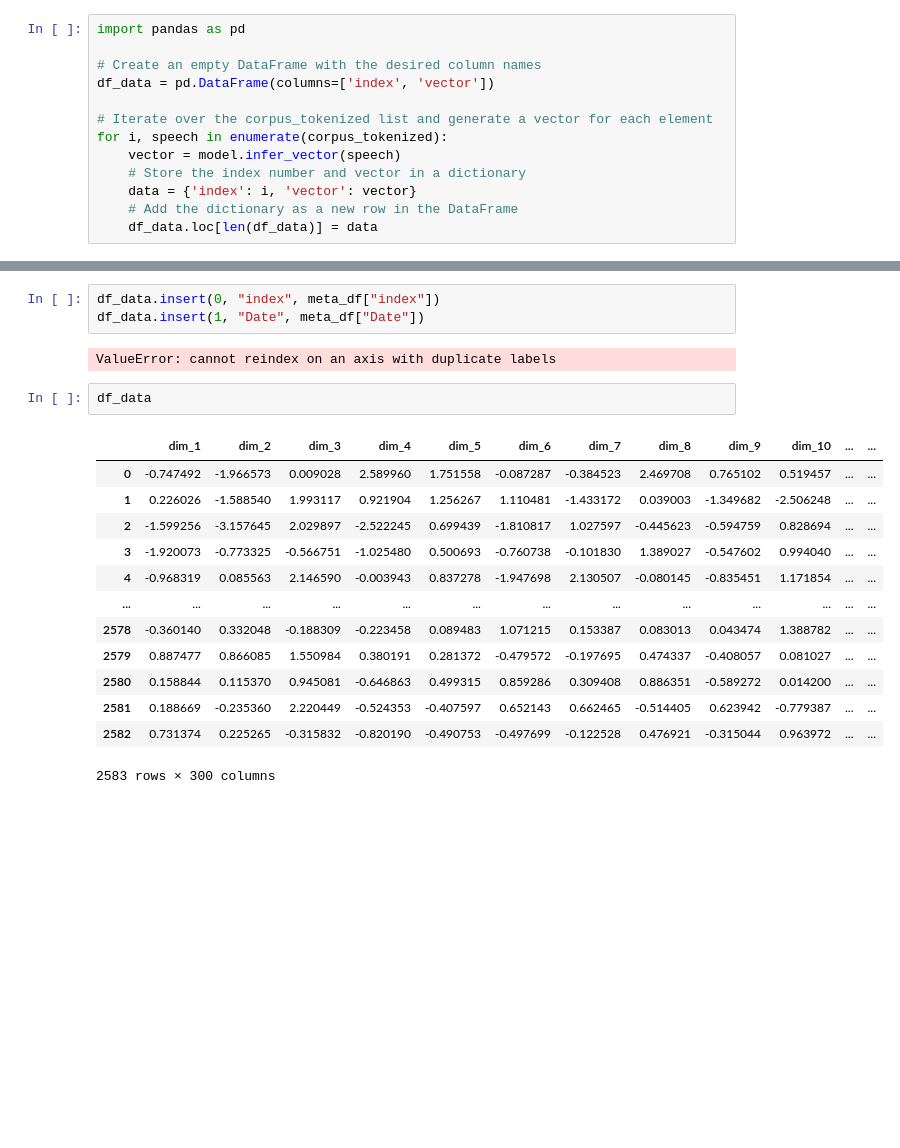
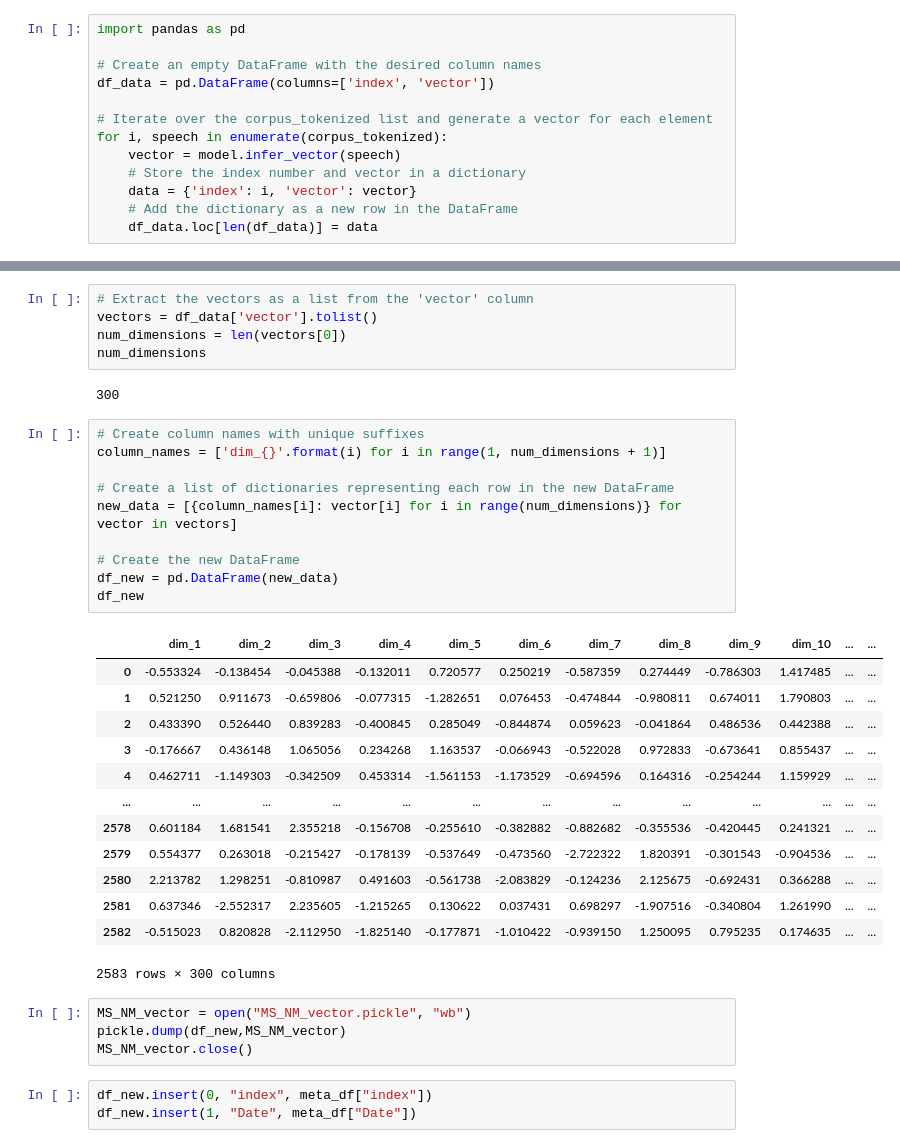
Before and after one commit to ohhlalit/CP, a Jupyter notebook: MS+NM/MS+NM_vectorization_Doc2Vec.ipynb, the cells around one changed output, grey strips where cells are left out. Drawn from its saved outputs; the diff is of its cells as text; blank space fills up the shorter version.

```diff
--- a/MS+NM/MS+NM_vectorization_Doc2Vec.ipynb
+++ b/MS+NM/MS+NM_vectorization_Doc2Vec.ipynb
@@ -122,21 +114,38 @@ meta_df
+# %%
+# Extract the vectors as a list from the 'vector' column
+vectors = df_data['vector'].tolist()
+num_dimensions = len(vectors[0])
+num_dimensions
+# %% [output]
+300
+# %%
+# Create column names with unique suffixes
+column_names = ['dim_{}'.format(i) for i in range(1, num_dimensions + 1)]
+
+# Create a list of dictionaries representing each row in the new DataFrame
+new_data = [{column_names[i]: vector[i] for i in range(num_dimensions)} for vector in vectors]
+
+# Create the new DataFrame
+df_new = pd.DataFrame(new_data)
+df_new
+# %% [output]
+|  | dim_1 | dim_2 | dim_3 | dim_4 | dim_5 | dim_6 | dim_7 | dim_8 | dim_9 | dim_10 | ... | ... |
+| 0 | -0.553324 | -0.138454 | -0.045388 | -0.132011 | 0.720577 | 0.250219 | -0.587359 | 0.274449 | -0.786303 | 1.417485 | ... | ... |
+| 1 | 0.521250 | 0.911673 | -0.659806 | -0.077315 | -1.282651 | 0.076453 | -0.474844 | -0.980811 | 0.674011 | 1.790803 | ... | ... |
+| 2 | 0.433390 | 0.526440 | 0.839283 | -0.400845 | 0.285049 | -0.844874 | 0.059623 | -0.041864 | 0.486536 | 0.442388 | ... | ... |
+| 3 | -0.176667 | 0.436148 | 1.065056 | 0.234268 | 1.163537 | -0.066943 | -0.522028 | 0.972833 | -0.673641 | 0.855437 | ... | ... |
+| 4 | 0.462711 | -1.149303 | -0.342509 | 0.453314 | -1.561153 | -1.173529 | -0.694596 | 0.164316 | -0.254244 | 1.159929 | ... | ... |
+| ... | ... | ... | ... | ... | ... | ... | ... | ... | ... | ... | ... | ... |
+| 2578 | 0.601184 | 1.681541 | 2.355218 | -0.156708 | -0.255610 | -0.382882 | -0.882682 | -0.355536 | -0.420445 | 0.241321 | ... | ... |
+| 2579 | 0.554377 | 0.263018 | -0.215427 | -0.178139 | -0.537649 | -0.473560 | -2.722322 | 1.820391 | -0.301543 | -0.904536 | ... | ... |
+| 2580 | 2.213782 | 1.298251 | -0.810987 | 0.491603 | -0.561738 | -2.083829 | -0.124236 | 2.125675 | -0.692431 | 0.366288 | ... | ... |
+| 2581 | 0.637346 | -2.552317 | 2.235605 | -1.215265 | 0.130622 | 0.037431 | 0.698297 | -1.907516 | -0.340804 | 1.261990 | ... | ... |
+| 2582 | -0.515023 | 0.820828 | -2.112950 | -1.825140 | -0.177871 | -1.010422 | -0.939150 | 1.250095 | 0.795235 | 0.174635 | ... | ... |
+2583 rows × 300 columns
+# %%
+MS_NM_vector = open("MS_NM_vector.pickle", "wb")
+pickle.dump(df_new,MS_NM_vector)
+MS_NM_vector.close()
 # %%
-df_data.insert(0, "index", meta_df["index"])
-df_data.insert(1, "Date", meta_df["Date"])
+df_new.insert(0, "index", meta_df["index"])
+df_new.insert(1, "Date", meta_df["Date"])
-# %% [output]
-ValueError: cannot reindex on an axis with duplicate labels
-# %%
-df_data
-# %% [output]
-|  | dim_1 | dim_2 | dim_3 | dim_4 | dim_5 | dim_6 | dim_7 | dim_8 | dim_9 | dim_10 | ... | ... |
-| 0 | -0.747492 | -1.966573 | 0.009028 | 2.589960 | 1.751558 | -0.087287 | -0.384523 | 2.469708 | 0.765102 | 0.519457 | ... | ... |
-| 1 | 0.226026 | -1.588540 | 1.993117 | 0.921904 | 1.256267 | 1.110481 | -1.433172 | 0.039003 | -1.349682 | -2.506248 | ... | ... |
-| 2 | -1.599256 | -3.157645 | 2.029897 | -2.522245 | 0.699439 | -1.810817 | 1.027597 | -0.445623 | -0.594759 | 0.828694 | ... | ... |
-| 3 | -1.920073 | -0.773325 | -0.566751 | -1.025480 | 0.500693 | -0.760738 | -0.101830 | 1.389027 | -0.547602 | 0.994040 | ... | ... |
-| 4 | -0.968319 | 0.085563 | 2.146590 | -0.003943 | 0.837278 | -1.947698 | 2.130507 | -0.080145 | -0.835451 | 1.171854 | ... | ... |
-| ... | ... | ... | ... | ... | ... | ... | ... | ... | ... | ... | ... | ... |
-| 2578 | -0.360140 | 0.332048 | -0.188309 | -0.223458 | 0.089483 | 1.071215 | 0.153387 | 0.083013 | 0.043474 | 1.388782 | ... | ... |
-| 2579 | 0.887477 | 0.866085 | 1.550984 | 0.380191 | 0.281372 | -0.479572 | -0.197695 | 0.474337 | -0.408057 | 0.081027 | ... | ... |
-| 2580 | 0.158844 | 0.115370 | 0.945081 | -0.646863 | 0.499315 | 0.859286 | 0.309408 | 0.886351 | -0.589272 | 0.014200 | ... | ... |
-| 2581 | 0.188669 | -0.235360 | 2.220449 | -0.524353 | -0.407597 | 0.652143 | 0.662465 | -0.514405 | 0.623942 | -0.779387 | ... | ... |
-| 2582 | 0.731374 | 0.225265 | -0.315832 | -0.820190 | -0.490753 | -0.497699 | -0.122528 | 0.476921 | -0.315044 | 0.963972 | ... | ... |
-2583 rows × 300 columns
```
Also changed, not shown: parts of 8 cells of this notebook.
